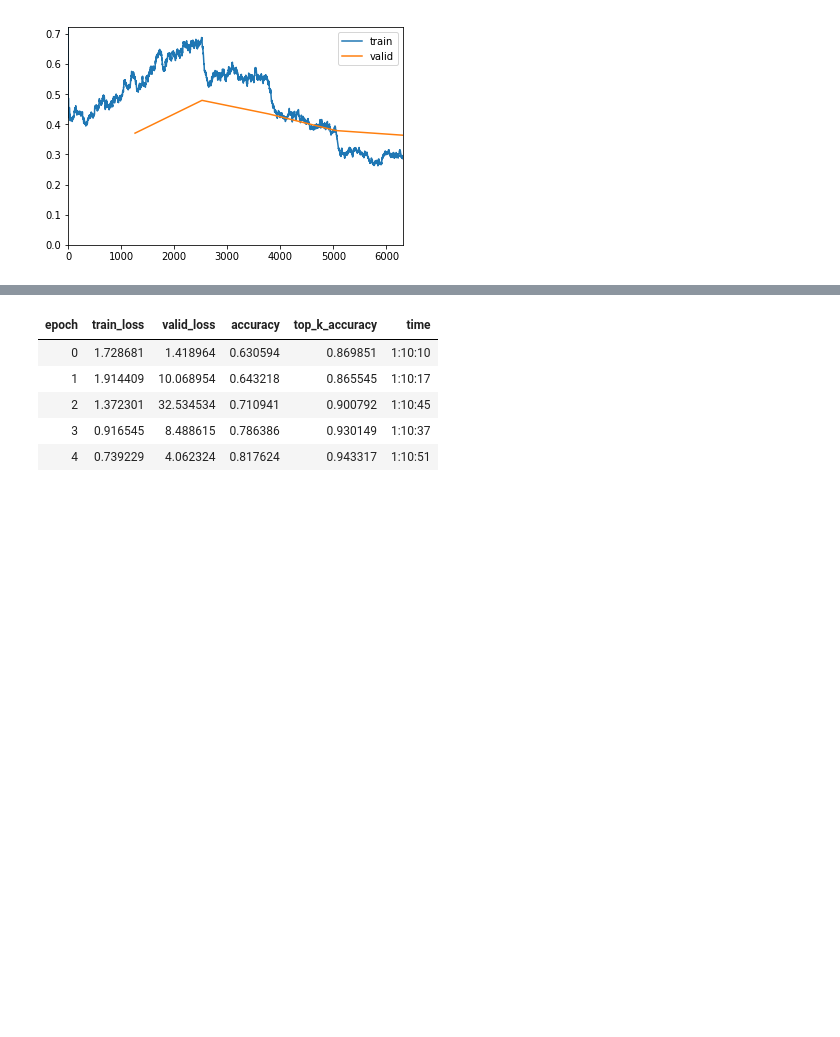
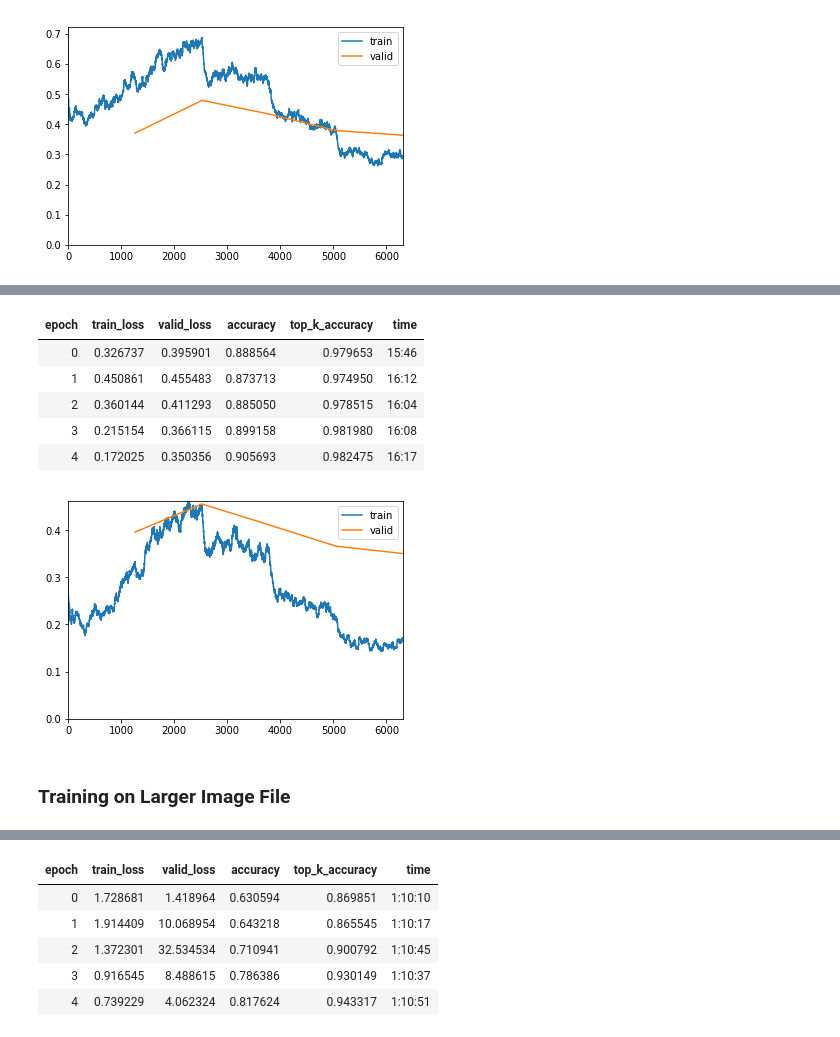
Before and after one commit to kishb87/Food-101, a Jupyter notebook: food_101.ipynb, the cells around one changed output, grey strips where cells are left out. Saved outputs shown, nothing was run; the diff lists cells and outputs as text; code cells hidden in the pictures; blank space fills up the shorter version.

```diff
--- a/food_101.ipynb
+++ b/food_101.ipynb
@@ -98,0 +114,11 @@ learner.save('food_101_epic_20');
+# %%
+learner.unfreeze()
+learner.fit_one_cycle(5, slice(1e-05, 1e-03))
+# %% [output]
+| epoch | train_loss | valid_loss | accuracy | top_k_accuracy | time |
+| 0 | 0.326737 | 0.395901 | 0.888564 | 0.979653 | 15:46 |
+| 1 | 0.450861 | 0.455483 | 0.873713 | 0.974950 | 16:12 |
+| 2 | 0.360144 | 0.411293 | 0.885050 | 0.978515 | 16:04 |
+| 3 | 0.215154 | 0.366115 | 0.899158 | 0.981980 | 16:08 |
+| 4 | 0.172025 | 0.350356 | 0.905693 | 0.982475 | 16:17 |
+[figure, added]
@@ -99,3 +127,5 @@ learner.save('food_101_epic_20');
+# %% [markdown]
+### Training on Larger Image File
 # %%
 data_large = (ImageList.from_folder(path)
         .split_by_rand_pct()
```
Also changed, not shown: parts of 7 cells of this notebook.
